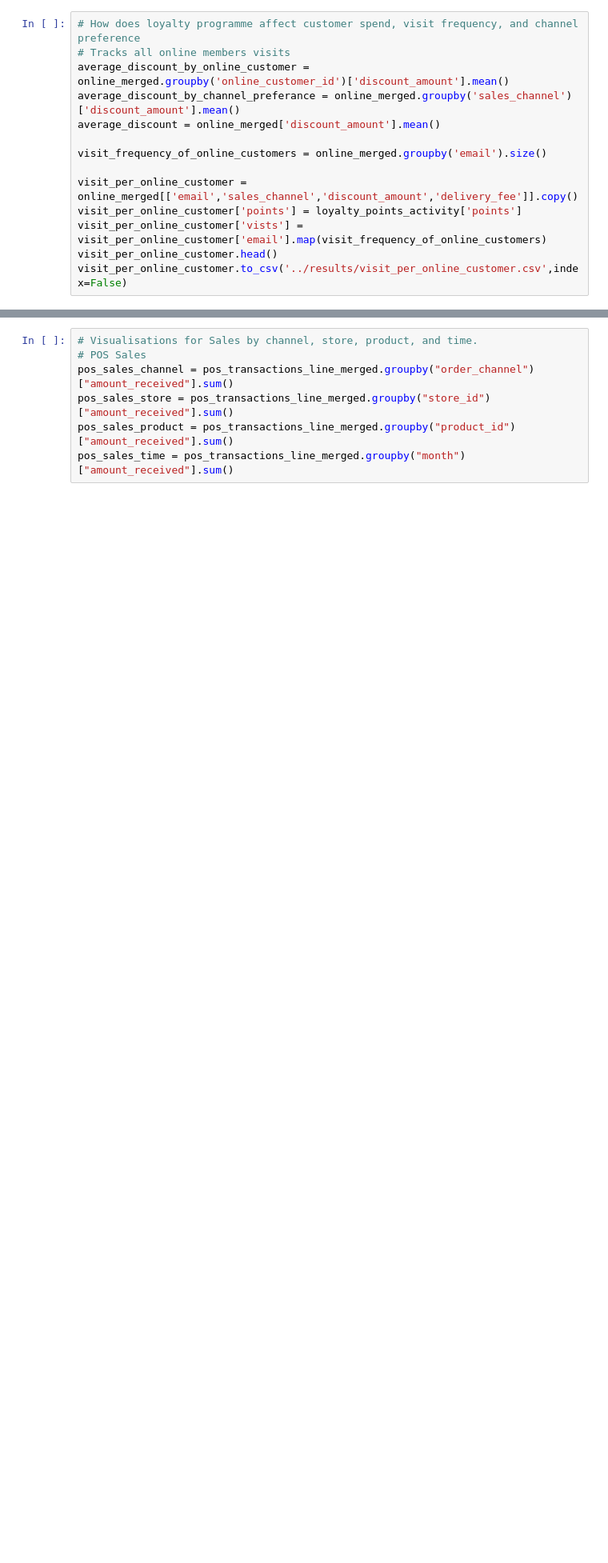
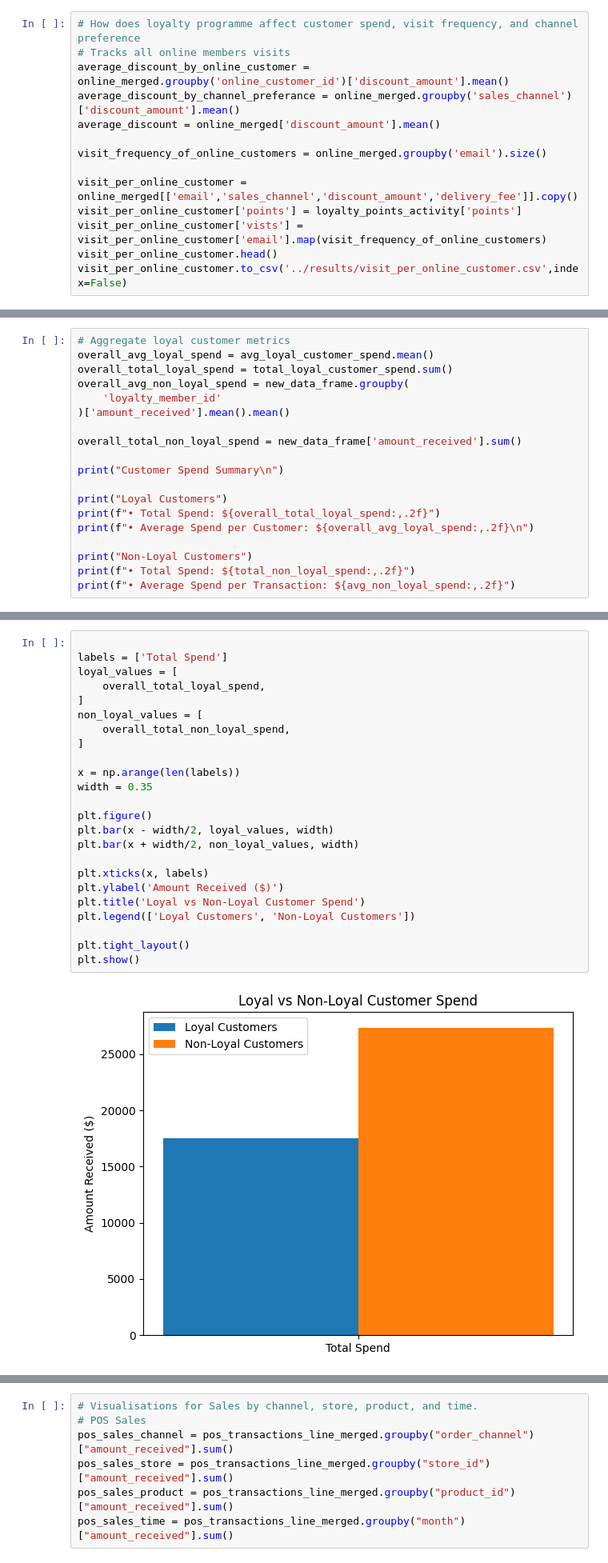
Before and after one commit to KumbiraiShonhiwa/Assignment2, a Jupyter notebook: data_wrangling/Assignment_2.ipynb, the cells around one changed output, grey strips where cells are left out. Shown at 80% size. Saved outputs shown, nothing was run; the diff lists cells and outputs as text; blank space fills up the shorter version.

```diff
--- a/data_wrangling/Assignment_2.ipynb
+++ b/data_wrangling/Assignment_2.ipynb
@@ -306,0 +372,19 @@ Passing `palette` without assigning `hue` is deprecated and will be removed in v
+# %%
+# Aggregate loyal customer metrics
+overall_avg_loyal_spend = avg_loyal_customer_spend.mean()
+overall_total_loyal_spend = total_loyal_customer_spend.sum()
+overall_avg_non_loyal_spend = new_data_frame.groupby(
+    'loyalty_member_id'
+)['amount_received'].mean().mean()
+
+overall_total_non_loyal_spend = new_data_frame['amount_received'].sum()
+
+print("Customer Spend Summary\n")
+
+print("Loyal Customers")
+print(f"• Total Spend: ${overall_total_loyal_spend:,.2f}")
+print(f"• Average Spend per Customer: ${overall_avg_loyal_spend:,.2f}\n")
+
+print("Non-Loyal Customers")
+print(f"• Total Spend: ${total_non_loyal_spend:,.2f}")
+print(f"• Average Spend per Transaction: ${avg_non_loyal_spend:,.2f}")
@@ -306,0 +401,26 @@ Passing `palette` without assigning `hue` is deprecated and will be removed in v
+# %%
+
+labels = ['Total Spend']
+loyal_values = [
+    overall_total_loyal_spend,
+]
+non_loyal_values = [
+    overall_total_non_loyal_spend,
+]
+
+x = np.arange(len(labels))
+width = 0.35
+
+plt.figure()
+plt.bar(x - width/2, loyal_values, width)
+plt.bar(x + width/2, non_loyal_values, width)
+
+plt.xticks(x, labels)
+plt.ylabel('Amount Received ($)')
+plt.title('Loyal vs Non-Loyal Customer Spend')
+plt.legend(['Loyal Customers', 'Non-Loyal Customers'])
+
+plt.tight_layout()
+plt.show()
+# %% [output]
+[figure, added]
```
Also changed, not shown: parts of 48 cells of this notebook, 2 other files.
